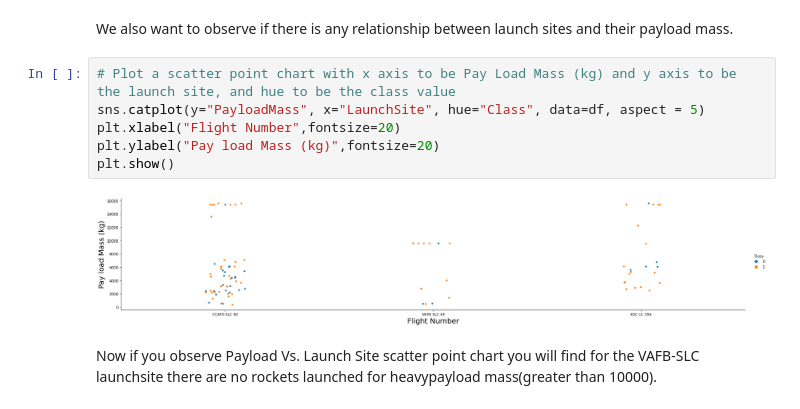
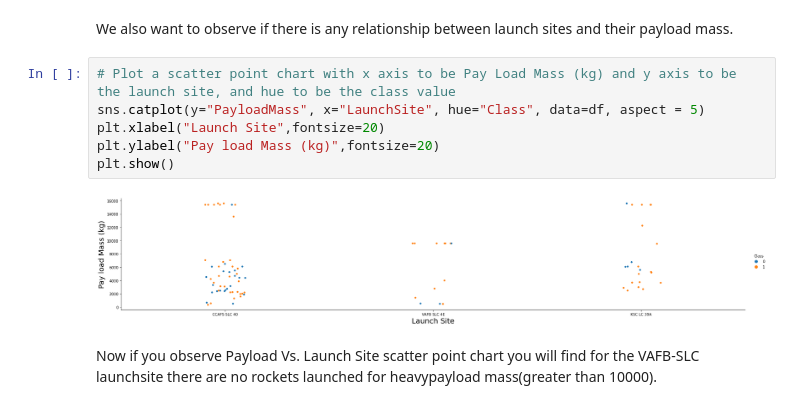
Before and after one commit to alebamba/Applied_Data_Science_Capstone, a Jupyter notebook: W2 - EDA with Data Visualization.ipynb, the cells around one changed output. Saved outputs shown, nothing was run; the diff lists cells and outputs as text.

```diff
--- a/W2 - EDA with Data Visualization.ipynb
+++ b/W2 - EDA with Data Visualization.ipynb
@@ -99,11 +99,11 @@ We also want to observe if there is any relationship between launch sites and th
 # %%
 # Plot a scatter point chart with x axis to be Pay Load Mass (kg) and y axis to be the launch site, and hue to be the class value
 sns.catplot(y="PayloadMass", x="LaunchSite", hue="Class", data=df, aspect = 5)
-plt.xlabel("Flight Number",fontsize=20)
+plt.xlabel("Launch Site",fontsize=20)
 plt.ylabel("Pay load Mass (kg)",fontsize=20)
 plt.show()
 # %% [output]
-[figure, old version]
+[figure, new version]
 # %% [markdown]
 Now if you observe Payload Vs. Launch Site scatter point chart you will find for the VAFB-SLC  launchsite there are no  rockets  launched for  heavypayload mass(greater than 10000).
 # %% [markdown]
```
Also changed, not shown: parts of 4 cells of this notebook.
